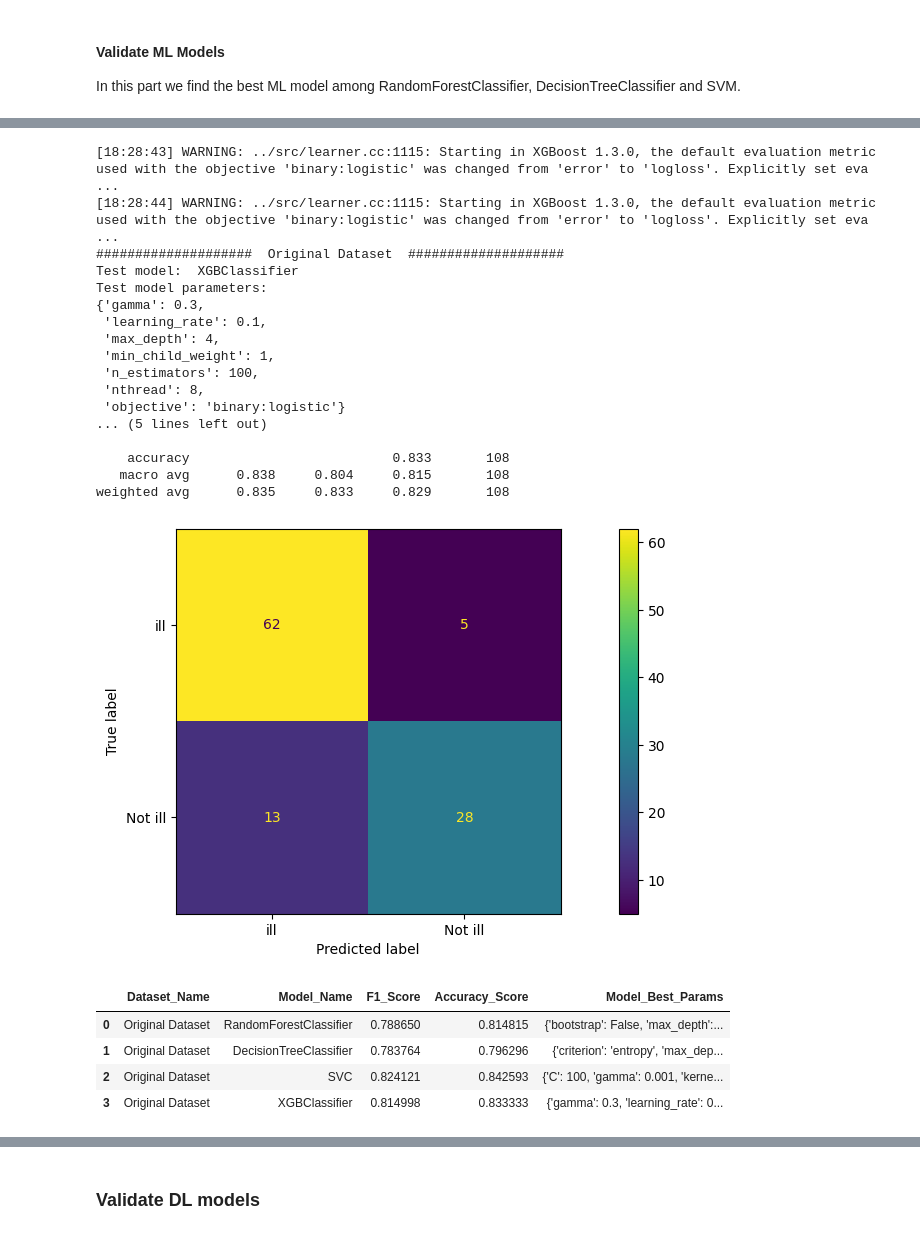
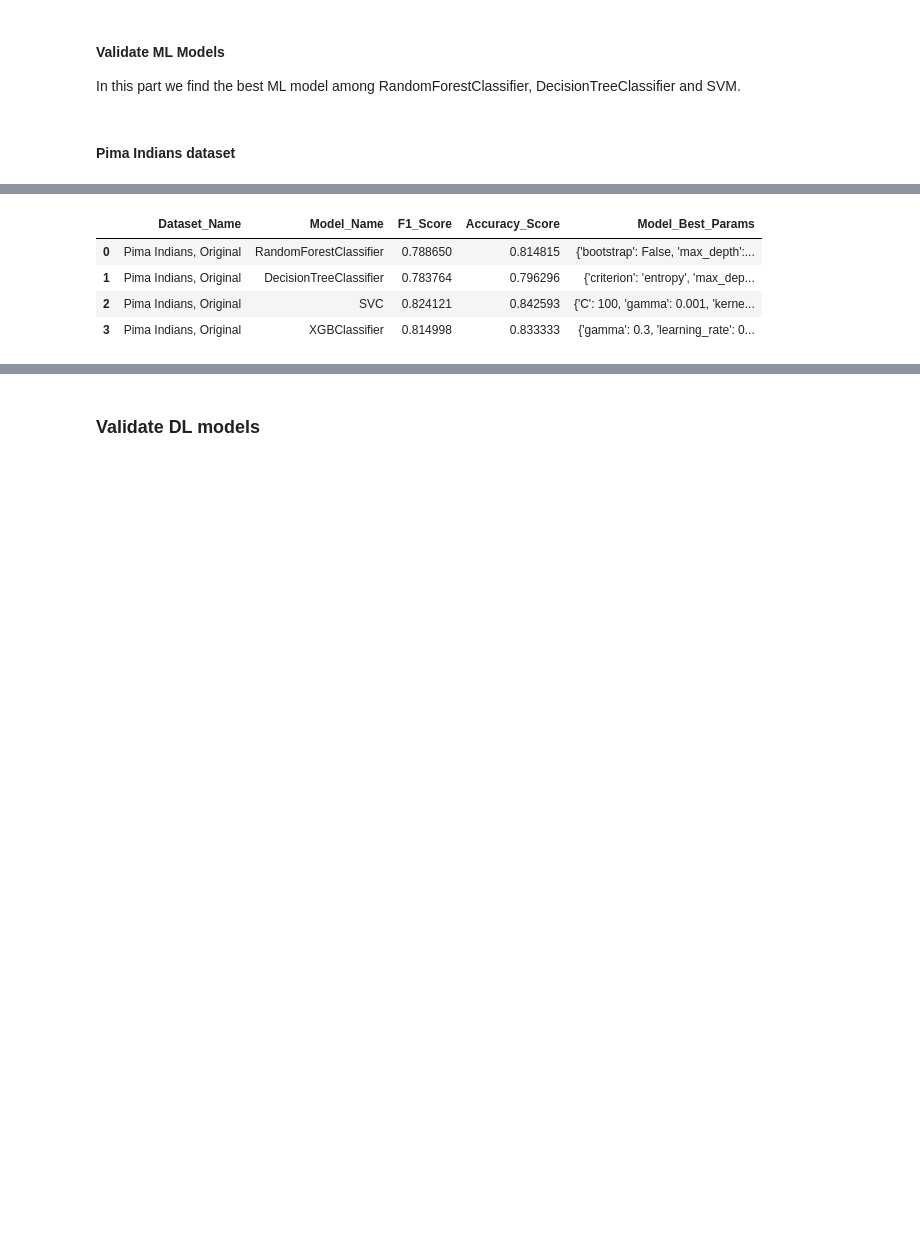
Before and after one commit to denysgerasymuk799/UCU_AI_Course_Project, a Jupyter notebook: 02_Diabet_Prediction_Models.ipynb, the cells around one changed output, grey strips where cells are left out. Drawn from its saved outputs; the diff is of its cells as text; code cells hidden in the pictures; blank space fills up the shorter version.

```diff
--- a/02_Diabet_Prediction_Models.ipynb
+++ b/02_Diabet_Prediction_Models.ipynb
@@ -412,7 +531,9 @@ def test_ML_models(best_results_df, X_train, y_train, X_test, y_test, dataset_ti
                                                      best_model_pred]
 
     return results_df
+# %% [markdown]
+#### Pima Indians dataset
 # %%
-ML_results_df = test_ML_models(best_results_df, X_train, y_train, X_test, y_test, "Original Dataset", show_plots=True, debug_mode=True)
+ML_results_df = test_ML_models(best_results_df, X_train, y_train, X_test, y_test, "Pima Indians, Original", show_plots=False, debug_mode=False)
 ML_results_df
 # %% [output]
@@ -470,24 +542,6 @@ weighted avg      0.846     0.843     0.838       108
-[18:28:43] WARNING: ../src/learner.cc:1115: Starting in XGBoost 1.3.0, the default evaluation metric used with the objective 'binary:logistic' was changed from 'error' to 'logloss'. Explicitly set eva ...
-[18:28:44] WARNING: ../src/learner.cc:1115: Starting in XGBoost 1.3.0, the default evaluation metric used with the objective 'binary:logistic' was changed from 'error' to 'logloss'. Explicitly set eva ...
-####################  Original Dataset  ####################
-Test model:  XGBClassifier
-Test model parameters:
-{'gamma': 0.3,
- 'learning_rate': 0.1,
- 'max_depth': 4,
- 'min_child_weight': 1,
- 'n_estimators': 100,
- 'nthread': 8,
- 'objective': 'binary:logistic'}
-... (5 lines left out)
-
-    accuracy                          0.833       108
-   macro avg      0.838     0.804     0.815       108
-weighted avg      0.835     0.833     0.829       108
-[figure, removed]
 |  | Dataset_Name | Model_Name | F1_Score | Accuracy_Score | Model_Best_Params |
-| 0 | Original Dataset | RandomForestClassifier | 0.788650 | 0.814815 | {'bootstrap': False, 'max_depth':... |
-| 1 | Original Dataset | DecisionTreeClassifier | 0.783764 | 0.796296 | {'criterion': 'entropy', 'max_dep... |
-| 2 | Original Dataset | SVC | 0.824121 | 0.842593 | {'C': 100, 'gamma': 0.001, 'kerne... |
-| 3 | Original Dataset | XGBClassifier | 0.814998 | 0.833333 | {'gamma': 0.3, 'learning_rate': 0... |
+| 0 | Pima Indians, Original | RandomForestClassifier | 0.788650 | 0.814815 | {'bootstrap': False, 'max_depth':... |
+| 1 | Pima Indians, Original | DecisionTreeClassifier | 0.783764 | 0.796296 | {'criterion': 'entropy', 'max_dep... |
+| 2 | Pima Indians, Original | SVC | 0.824121 | 0.842593 | {'C': 100, 'gamma': 0.001, 'kerne... |
+| 3 | Pima Indians, Original | XGBClassifier | 0.814998 | 0.833333 | {'gamma': 0.3, 'learning_rate': 0... |
 # %%
```
Also changed, not shown: parts of 51 cells of this notebook, 1 other file.
